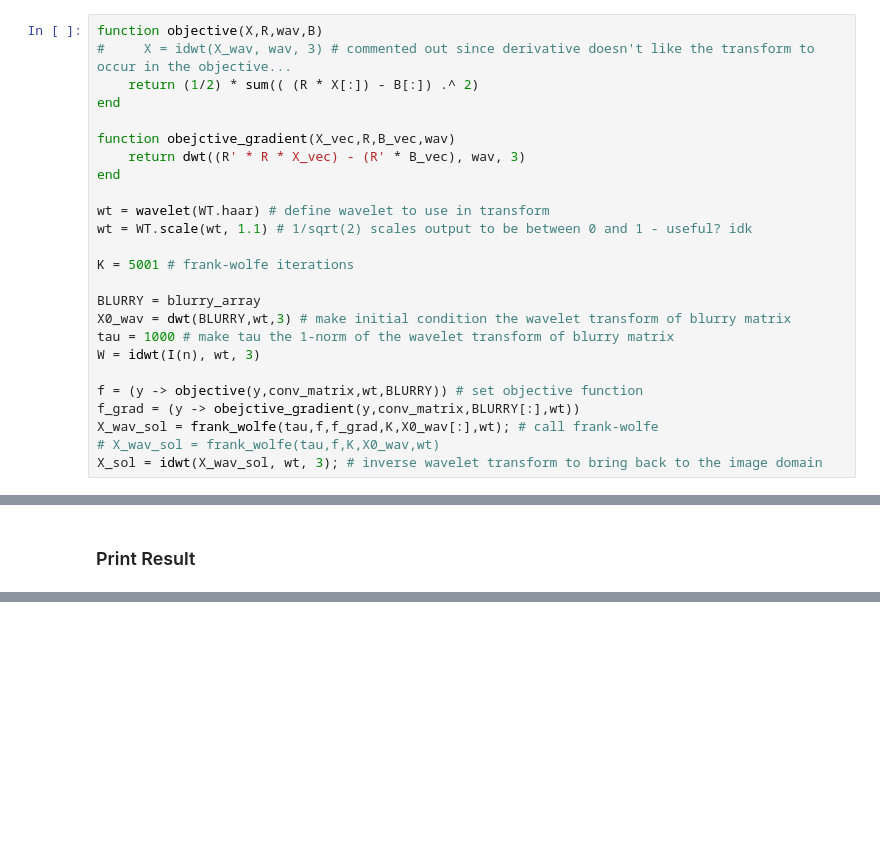
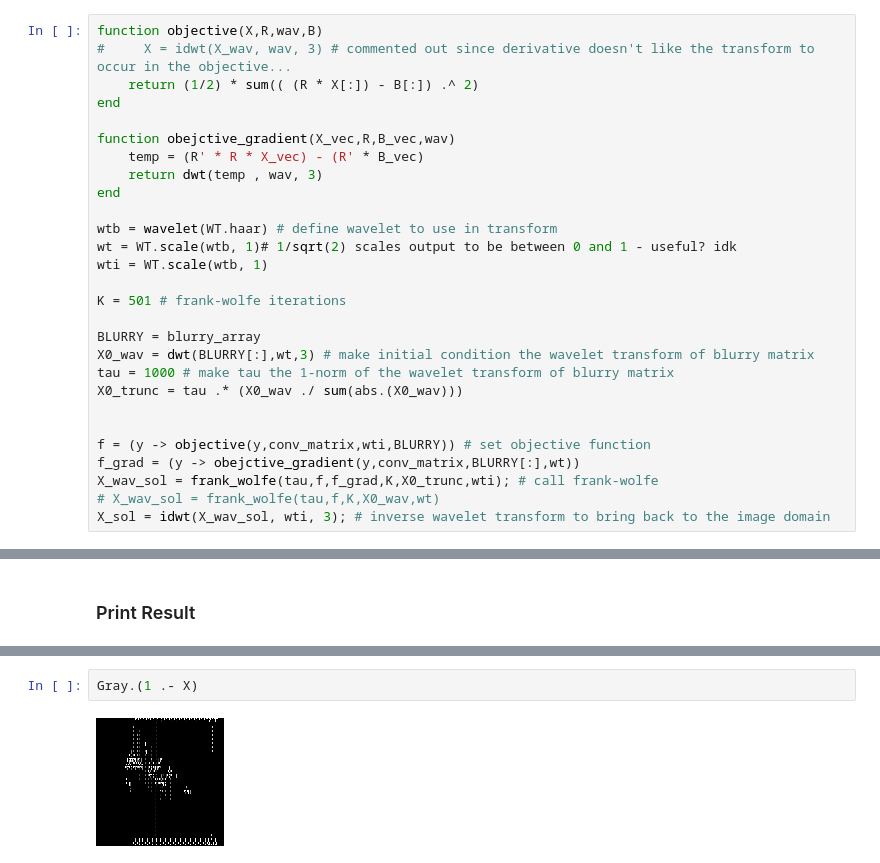
Before and after one commit to e-vic/CPSC536-HW2, a Jupyter notebook: CPSC536M - Homework 2.ipynb, the cells around one changed output, grey strips where cells are left out. Drawn from its saved outputs; the diff is of its cells as text; blank space fills up the shorter version.

```diff
--- a/CPSC536M - Homework 2.ipynb
+++ b/CPSC536M - Homework 2.ipynb
@@ -296,23 +296,26 @@ function objective(X,R,wav,B)
 end
 
 function obejctive_gradient(X_vec,R,B_vec,wav)
-    return dwt((R' * R * X_vec) - (R' * B_vec), wav, 3)
+    temp = (R' * R * X_vec) - (R' * B_vec)
+    return dwt(temp , wav, 3)
 end
 
-wt = wavelet(WT.haar) # define wavelet to use in transform
-wt = WT.scale(wt, 1.1) # 1/sqrt(2) scales output to be between 0 and 1 - useful? idk
+wtb = wavelet(WT.haar) # define wavelet to use in transform
+wt = WT.scale(wtb, 1)# 1/sqrt(2) scales output to be between 0 and 1 - useful? idk
+wti = WT.scale(wtb, 1)
 
-K = 5001 # frank-wolfe iterations
+K = 501 # frank-wolfe iterations
 
 BLURRY = blurry_array
-X0_wav = dwt(BLURRY,wt,3) # make initial condition the wavelet transform of blurry matrix
+X0_wav = dwt(BLURRY[:],wt,3) # make initial condition the wavelet transform of blurry matrix
 tau = 1000 # make tau the 1-norm of the wavelet transform of blurry matrix
-W = idwt(I(n), wt, 3)
+X0_trunc = tau .* (X0_wav ./ sum(abs.(X0_wav)))
 
-f = (y -> objective(y,conv_matrix,wt,BLURRY)) # set objective function
+
+f = (y -> objective(y,conv_matrix,wti,BLURRY)) # set objective function
 f_grad = (y -> obejctive_gradient(y,conv_matrix,BLURRY[:],wt))
-X_wav_sol = frank_wolfe(tau,f,f_grad,K,X0_wav[:],wt); # call frank-wolfe
+X_wav_sol = frank_wolfe(tau,f,f_grad,K,X0_trunc,wti); # call frank-wolfe
 # X_wav_sol = frank_wolfe(tau,f,K,X0_wav,wt)
-X_sol = idwt(X_wav_sol, wt, 3); # inverse wavelet transform to bring back to the image domain
+X_sol = idwt(X_wav_sol, wti, 3); # inverse wavelet transform to bring back to the image domain
 # %% [output]
 k is: 1
@@ -341,0 +359,4 @@ Gray.(X)
+# %%
+Gray.(1 .- X)
+# %% [output]
+[figure, added]
```
Also changed, not shown: parts of 6 cells of this notebook.
